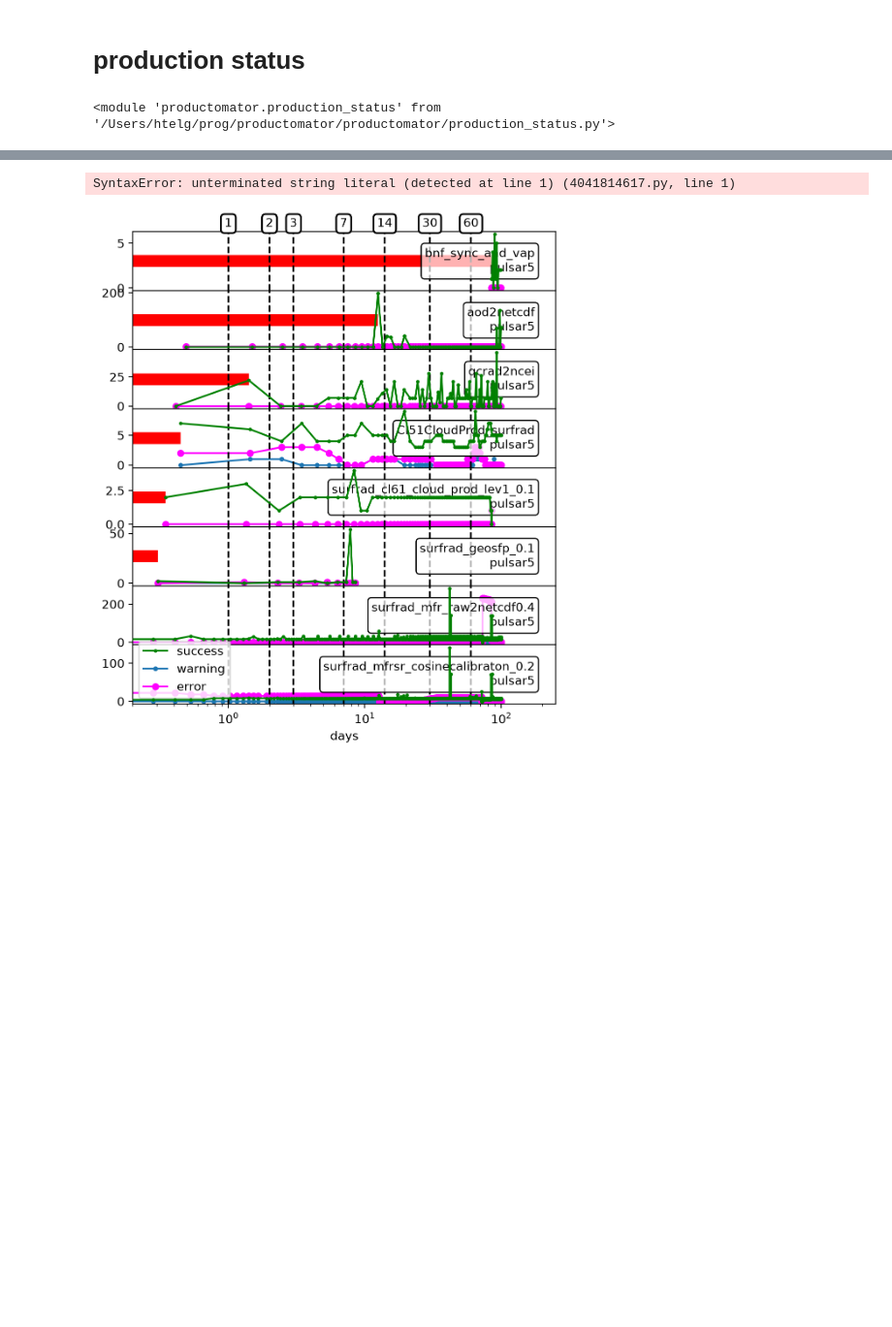
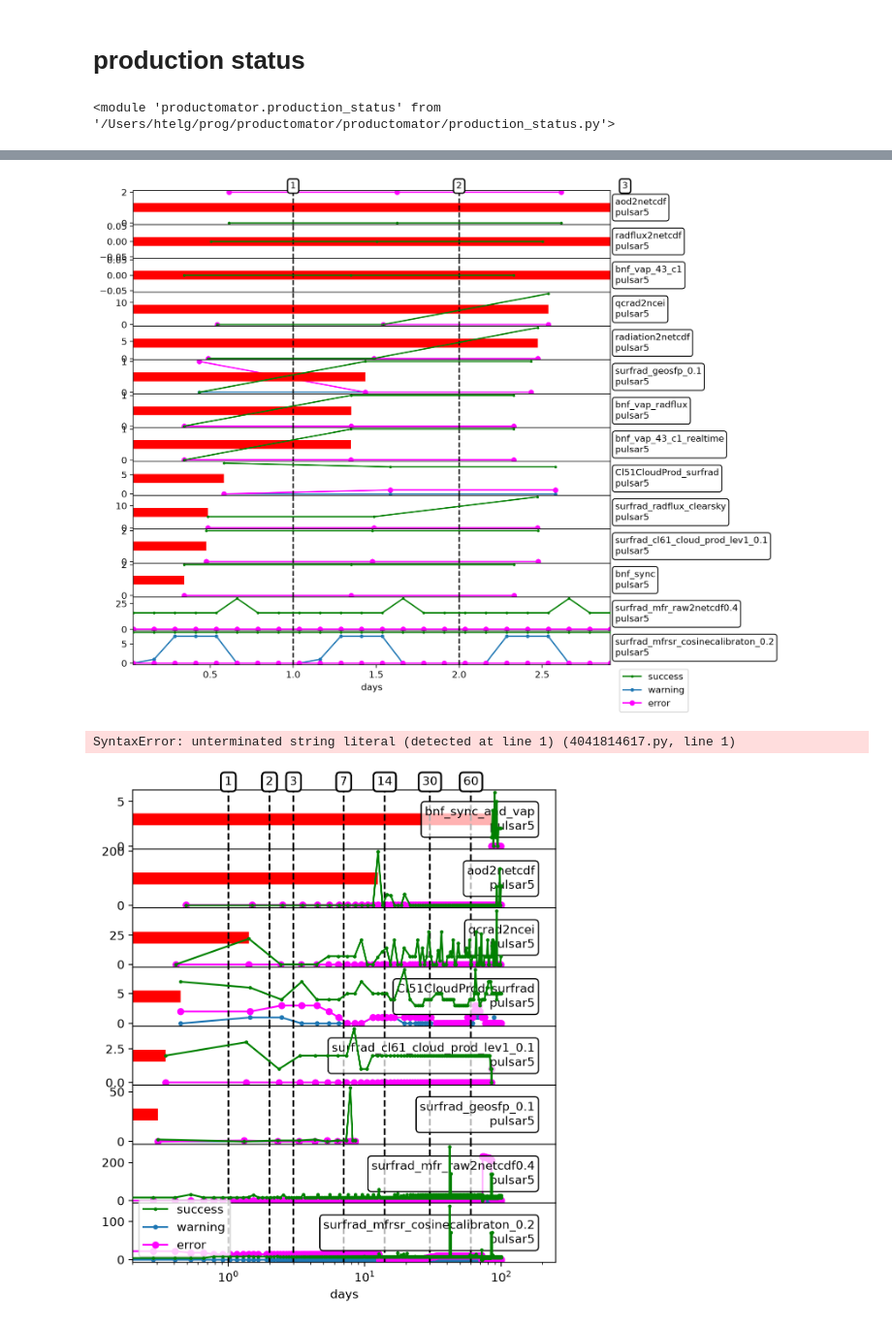
Before and after one commit to hagne/SURFRAD, a Jupyter notebook: notebooks/production/automations.ipynb, the cells around one changed output, grey strips where cells are left out. Shown at 97% size. Drawn from its saved outputs; the diff is of its cells as text; code cells hidden in the pictures; blank space fills up the shorter version.

```diff
--- a/notebooks/production/automations.ipynb
+++ b/notebooks/production/automations.ipynb
@@ -74,3 +55,4 @@ Timestamp('2026-09-22 15:22:59.061369')
 # %%
-stat.log['surfrad_geosfp_0.1.log']
+f,aa,leg = stat.plot_time_delta(days = 3)
+pd.Timestamp.now()
 # %% [output]
@@ -95,3 +60,4 @@ stat.log['surfrad_geosfp_0.1.log']
+[figure, added]
 # %%
 assert(False), 'stoooooop!"
 # %% [output]
```
Also changed, not shown: parts of 5 cells of this notebook, 17 other files.
